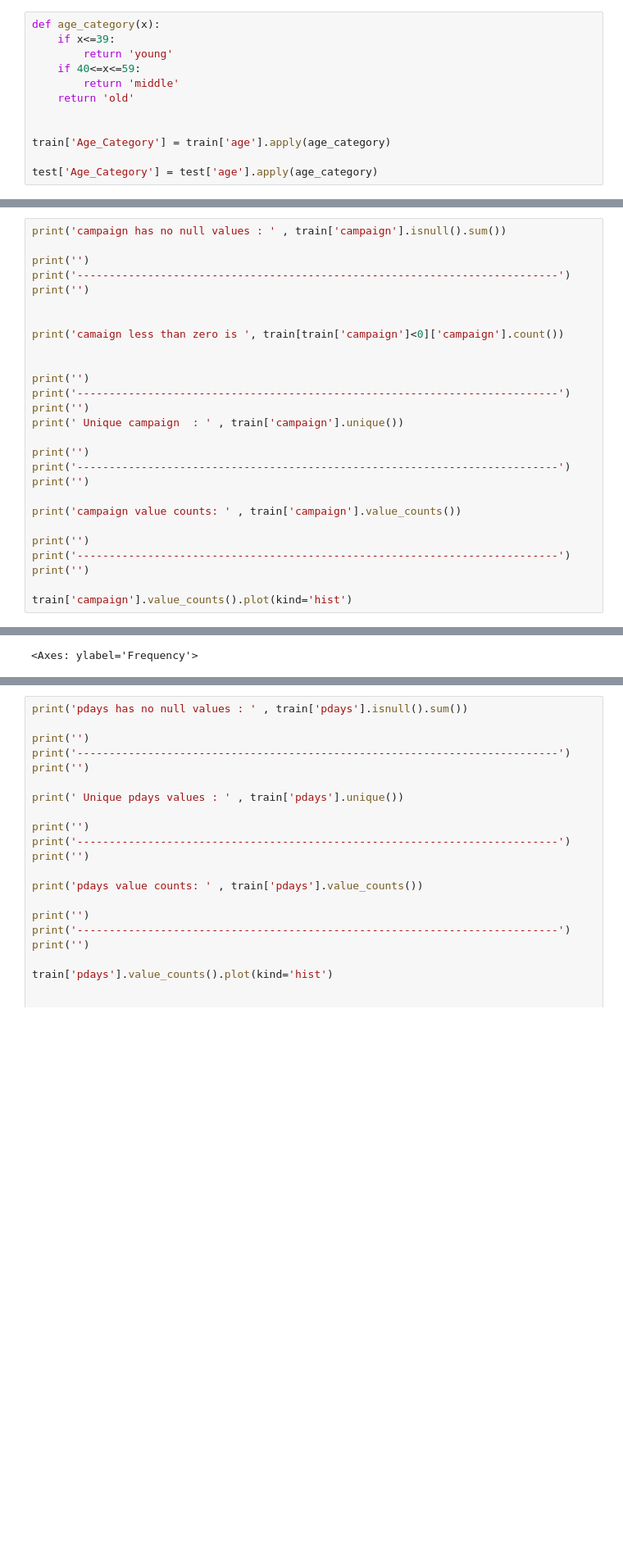
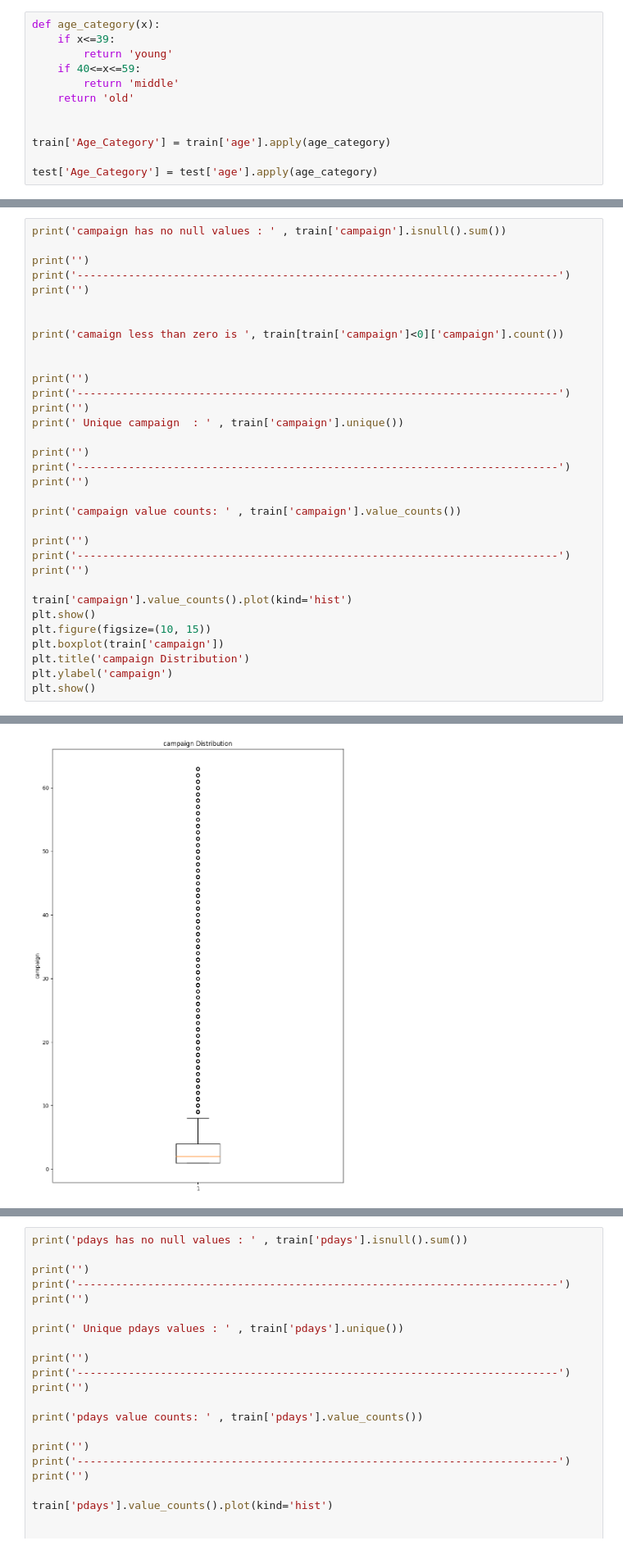
Before and after one commit to linisha04/Predict-the-Success-of-Bank-telemarketing, a Jupyter notebook: liniiiii.ipynb, the cells around one changed output, grey strips where cells are left out. Shown at 82% size. Drawn from its saved outputs; the diff is of its cells as text; blank space fills up the shorter version.

```diff
--- a/liniiiii.ipynb
+++ b/liniiiii.ipynb
@@ -658,31 +697,37 @@ print(' Unique campaign  : ' , train['campaign'].unique())
 print('')
 print('---------------------------------------------------------------------------')
 print('')
 
 print('campaign value counts: ' , train['campaign'].value_counts())
 
 print('')
 print('---------------------------------------------------------------------------')
 print('')
 
 train['campaign'].value_counts().plot(kind='hist')
+plt.show()
+plt.figure(figsize=(10, 15))
+plt.boxplot(train['campaign'])
+plt.title('campaign Distribution')
+plt.ylabel('campaign')
+plt.show()
 # %% [output]
 campaign has no null values :  0
 
 ---------------------------------------------------------------------------
 
 camaign less than zero is  0
 
 ---------------------------------------------------------------------------
 
  Unique campaign  :  [ 2  1  3  4  6 45  5 44 12 61 58  7  8 20 43 17 13 15 48 34 11 54 22 26
  29 21 10 49  9 52 53 57 16 50 46 47 23 37 18 38 32 36 39 56 14 30 41 63
  51 28 25 62 55 42 35 31 59 19 40 33 24 27 60]
 
 ... (13 lines left out)
 53       38
 Name: count, Length: 63, dtype: int64
 
 ---------------------------------------------------------------------------
-<Axes: ylabel='Frequency'>
 [figure]
+[figure, added]
```
Also changed, not shown: parts of 57 cells of this notebook.
